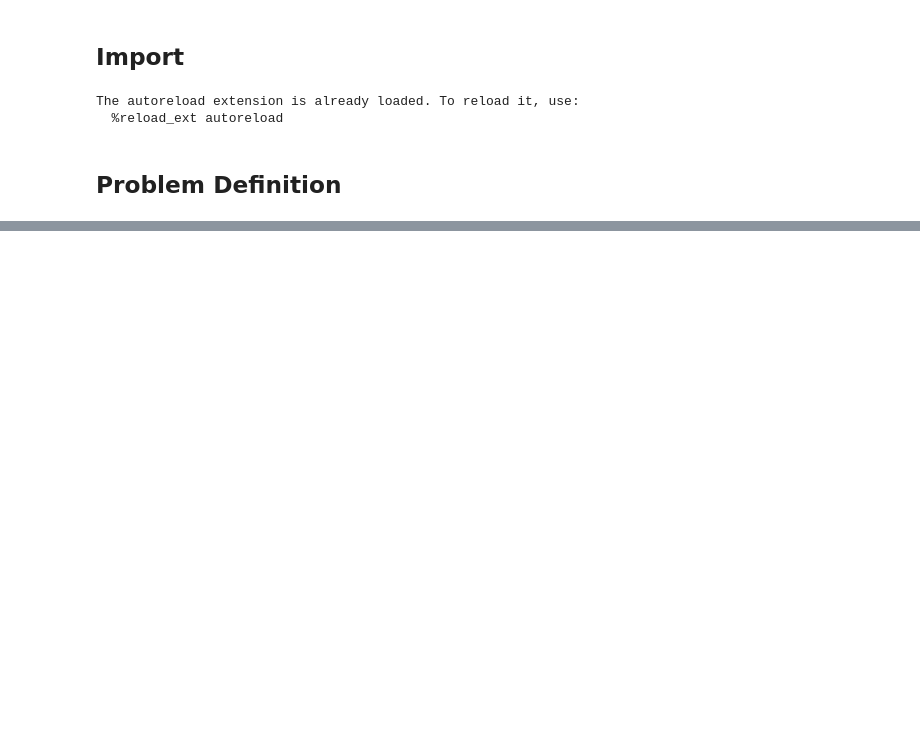
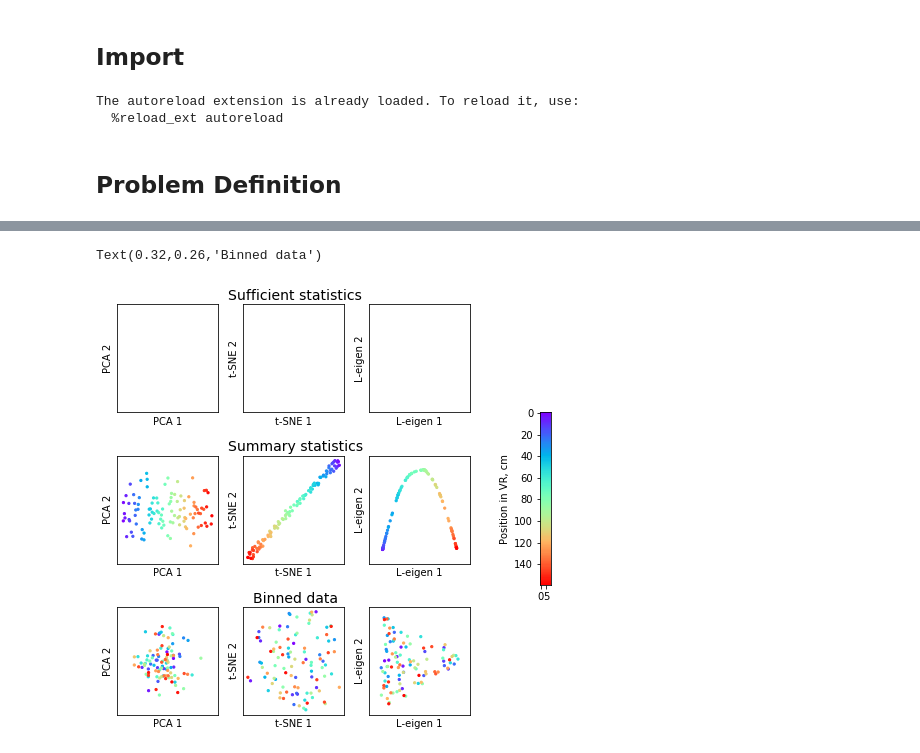
Before and after one commit to NinelK/neural-approx-ss-lfi, a Jupyter notebook: task_Gauss.ipynb, the cells around one changed output, grey strips where cells are left out. Cells and saved outputs as stored; diff of their text form; code cells hidden in the pictures; blank space fills up the shorter version.

```diff
--- a/task_Gauss.ipynb
+++ b/task_Gauss.ipynb
@@ -143,0 +182,58 @@ snl2_abc.vae_net.MI(all_stats,all_samples,n=100) # n here is the number of shuff
+# %%
+import matplotlib.cm as cm
+fig = plt.figure(figsize=(7,6))
+
+# fig.add_axes([0,0,1,1])
+
+
+ax = [fig.add_axes([0.05,0,0.2,0.25]),
+      fig.add_axes([0.3,0,0.2,0.25]),
+      fig.add_axes([0.55,0,0.2,0.25]),
+     fig.add_axes([0.05,0.35,0.2,0.25]),
+     fig.add_axes([0.3,0.35,0.2,0.25]),
+      fig.add_axes([0.55,0.35,0.2,0.25]),
+     fig.add_axes([0.05,0.7,0.2,0.25]),
+     fig.add_axes([0.3,0.7,0.2,0.25]),
+      fig.add_axes([0.55,0.7,0.2,0.25]),
+     fig.add_axes([0.85,0.3,0.1,0.4]),]
+
+ax[0].scatter(*data_PCA.T,color=cm.rainbow(np.linspace(0,1,nbins)),s=5)
+ax[1].scatter(*data_TSNE.T,color=cm.rainbow(np.linspace(0,1,nbins)),s=5)
+ax[2].scatter(*data_LEM.T,color=cm.rainbow(np.linspace(0,1,nbins)),s=5)
+
+ax[3].scatter(*summary_PCA.T,color=cm.rainbow(np.linspace(0,1,nbins)),s=5)
+ax[4].scatter(*summary_TSNE.T,color=cm.rainbow(np.linspace(0,1,nbins)),s=5)
+ax[5].scatter(*summary_LEM.T,color=cm.rainbow(np.linspace(0,1,nbins)),s=5)
+
+# ax[6].scatter(*latent_PCA.T,color=cm.rainbow(np.linspace(0,1,nbins)),s=5)
+# ax[7].scatter(*latent_TSNE.T,color=cm.rainbow(np.linspace(0,1,nbins)),s=5)
+# ax[8].scatter(*latent_LEM.T,color=cm.rainbow(np.linspace(0,1,nbins)),s=5)
+
+for a in [ax[0],ax[3],ax[6]]:
+    a.set_xlabel('PCA 1')
+    a.set_ylabel('PCA 2')
+
+for a in [ax[1],ax[4],ax[7]]:
+    a.set_xlabel('t-SNE 1')
+    a.set_ylabel('t-SNE 2')
+
+for a in [ax[2],ax[5],ax[8]]:
+    a.set_xlabel('L-eigen 1')
+    a.set_ylabel('L-eigen 2')
+
+for a in ax[:-1]:
+    a.set_xticks([])
+    a.set_yticks([])
+
+ax[9].imshow(np.repeat(np.linspace(0,1,160).reshape(1,-1),10,axis=0).T,cmap=cm.rainbow)
+ax[9].set_ylabel("Position in VR, cm")
+
+fig.text(0.27,0.96,'Sufficient statistics',fontsize=14)
+fig.text(0.27,0.61,'Summary statistics',fontsize=14)
+fig.text(0.32,0.26,'Binned data',fontsize=14)
+
+# help(plt.imshow)
+# plt.scatter(*X_embedded[int(nbins*20/160):int(nbins*60/160)].T,marker='x',color='k') #late part of the corridor marked
+# %% [output]
+Text(0.32,0.26,'Binned data')
+[figure, added]
```
Also changed, not shown: parts of 9 cells of this notebook, 1 other file.
